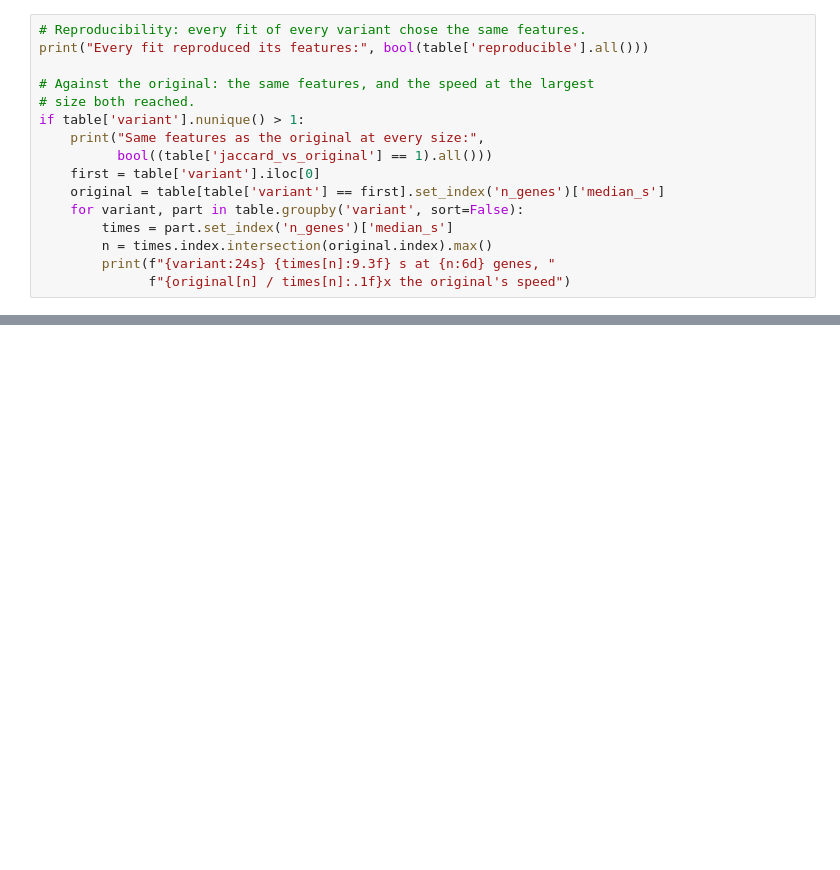
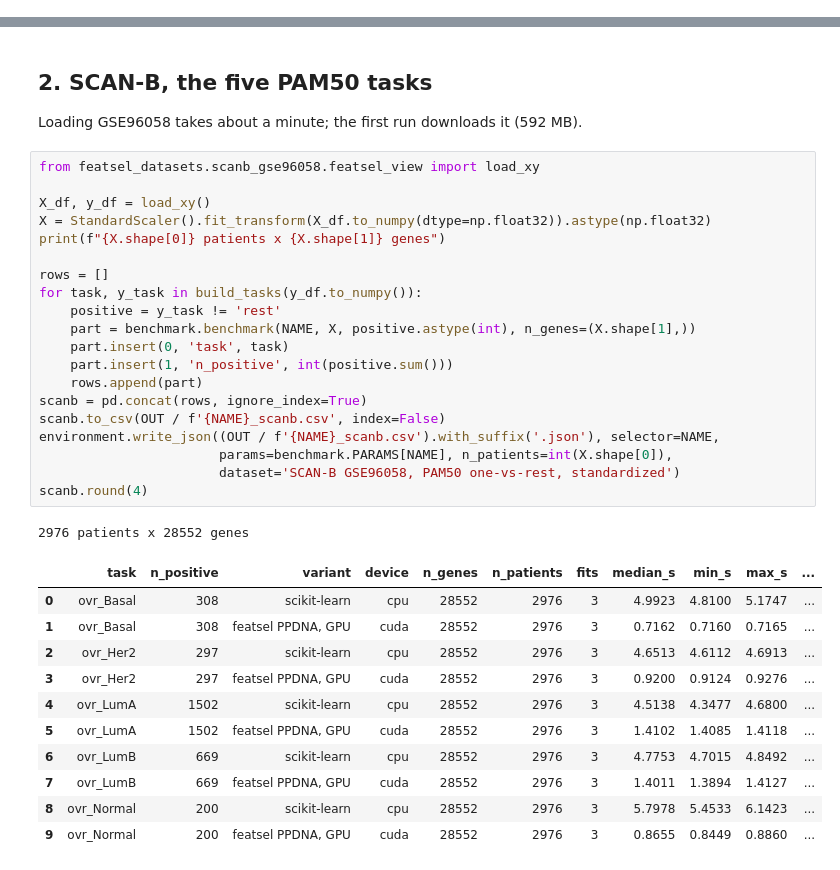
Before and after one commit to drormeir/featsel, a Jupyter notebook: featsel/selectors/lasso/demos/speed.ipynb, the cells around one changed output, grey strips where cells are left out. Drawn from its saved outputs; the diff is of its cells as text; blank space fills up the shorter version.

```diff
--- a/featsel/selectors/lasso/demos/speed.ipynb
+++ b/featsel/selectors/lasso/demos/speed.ipynb
@@ -64,16 +92,0 @@ table.round(4)
-# %%
-# Reproducibility: every fit of every variant chose the same features.
-print("Every fit reproduced its features:", bool(table['reproducible'].all()))
-
-# Against the original: the same features, and the speed at the largest
-# size both reached.
-if table['variant'].nunique() > 1:
-    print("Same features as the original at every size:",
-          bool((table['jaccard_vs_original'] == 1).all()))
-    first = table['variant'].iloc[0]
-    original = table[table['variant'] == first].set_index('n_genes')['median_s']
-    for variant, part in table.groupby('variant', sort=False):
-        times = part.set_index('n_genes')['median_s']
-        n = times.index.intersection(original.index).max()
-        print(f"{variant:24s} {times[n]:9.3f} s at {n:6d} genes, "
-              f"{original[n] / times[n]:.1f}x the original's speed")
@@ -88,0 +104,37 @@ fig = benchmark.plot(table, f"{NAME}: seconds per fit")
+# %% [markdown]
+## 2. SCAN-B, the five PAM50 tasks
+
+Loading GSE96058 takes about a minute; the first run downloads it (592 MB).
+# %%
+from featsel_datasets.scanb_gse96058.featsel_view import load_xy
+
+X_df, y_df = load_xy()
+X = StandardScaler().fit_transform(X_df.to_numpy(dtype=np.float32)).astype(np.float32)
+print(f"{X.shape[0]} patients x {X.shape[1]} genes")
+
+rows = []
+for task, y_task in build_tasks(y_df.to_numpy()):
+    positive = y_task != 'rest'
+    part = benchmark.benchmark(NAME, X, positive.astype(int), n_genes=(X.shape[1],))
+    part.insert(0, 'task', task)
+    part.insert(1, 'n_positive', int(positive.sum()))
+    rows.append(part)
+scanb = pd.concat(rows, ignore_index=True)
+scanb.to_csv(OUT / f'{NAME}_scanb.csv', index=False)
+environment.write_json((OUT / f'{NAME}_scanb.csv').with_suffix('.json'), selector=NAME,
+                       params=benchmark.PARAMS[NAME], n_patients=int(X.shape[0]),
+                       dataset='SCAN-B GSE96058, PAM50 one-vs-rest, standardized')
+scanb.round(4)
+# %% [output]
+2976 patients x 28552 genes
+|  | task | n_positive | variant | device | n_genes | n_patients | fits | median_s | min_s | max_s | ... |
+| 0 | ovr_Basal | 308 | scikit-learn | cpu | 28552 | 2976 | 3 | 4.9923 | 4.8100 | 5.1747 | ... |
+| 1 | ovr_Basal | 308 | featsel PPDNA, GPU | cuda | 28552 | 2976 | 3 | 0.7162 | 0.7160 | 0.7165 | ... |
+| 2 | ovr_Her2 | 297 | scikit-learn | cpu | 28552 | 2976 | 3 | 4.6513 | 4.6112 | 4.6913 | ... |
+| 3 | ovr_Her2 | 297 | featsel PPDNA, GPU | cuda | 28552 | 2976 | 3 | 0.9200 | 0.9124 | 0.9276 | ... |
+| 4 | ovr_LumA | 1502 | scikit-learn | cpu | 28552 | 2976 | 3 | 4.5138 | 4.3477 | 4.6800 | ... |
+| 5 | ovr_LumA | 1502 | featsel PPDNA, GPU | cuda | 28552 | 2976 | 3 | 1.4102 | 1.4085 | 1.4118 | ... |
+| 6 | ovr_LumB | 669 | scikit-learn | cpu | 28552 | 2976 | 3 | 4.7753 | 4.7015 | 4.8492 | ... |
+| 7 | ovr_LumB | 669 | featsel PPDNA, GPU | cuda | 28552 | 2976 | 3 | 1.4011 | 1.3894 | 1.4127 | ... |
+| 8 | ovr_Normal | 200 | scikit-learn | cpu | 28552 | 2976 | 3 | 5.7978 | 5.4533 | 6.1423 | ... |
+| 9 | ovr_Normal | 200 | featsel PPDNA, GPU | cuda | 28552 | 2976 | 3 | 0.8655 | 0.8449 | 0.8860 | ... |
```
Also changed, not shown: parts of 10 cells of this notebook.
